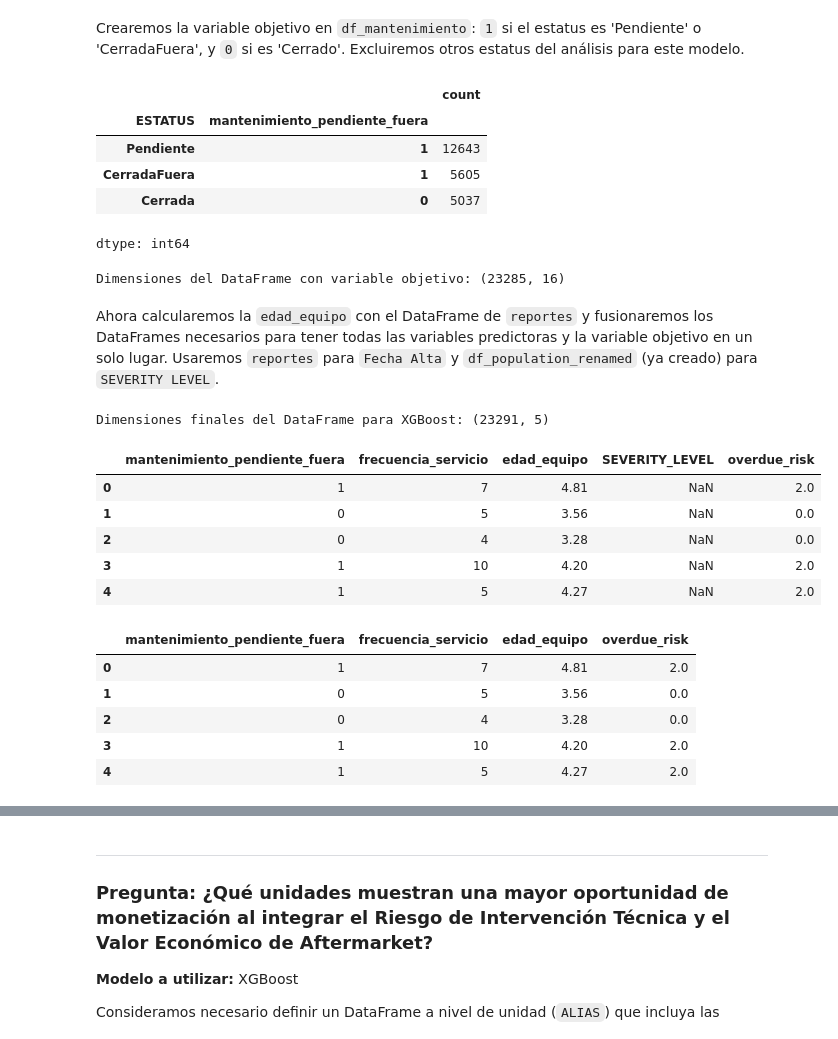
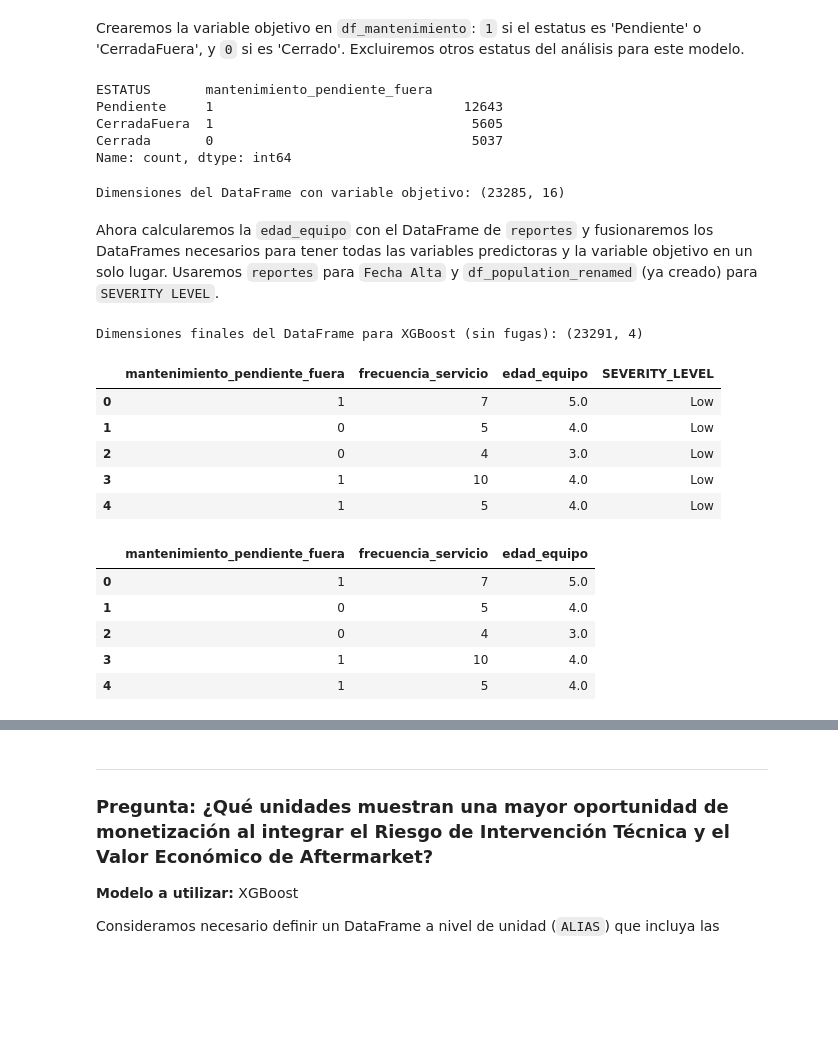
Before and after one commit to XimenaCantera/EMAX_CNHMX, a Jupyter notebook: notebooks/Evidencia_4.ipynb, the cells around one changed output, grey strips where cells are left out. Cells and saved outputs as stored; diff of their text form; code cells hidden in the pictures; blank space fills up the shorter version.

Commit message:
Actualizar requirements y Evidencia 4

```diff
--- a/notebooks/Evidencia_4.ipynb
+++ b/notebooks/Evidencia_4.ipynb
@@ -31,12 +78,13 @@ from sklearn.model_selection import train_test_split
 import xgboost as xgb
 from sklearn.metrics import roc_auc_score
 # %%
-distribuidores = pd.read_excel("Distribuidores_Todo.xlsx")
-horas = pd.read_excel("Horas 2024-2025.xlsx")
-ruteo = pd.read_excel("Indicadores de Ruteo.xlsx")
-mantenimientos = pd.read_excel("Mantenimientos 2024-2025.xlsx")
-population = pd.read_excel("PopulationView_2026.xlsx")
-reporte = pd.read_excel("Reporte_unidades_dia_anterior.xlsx", header=1)
+# Importar documentos
+distribuidores = pd.read_excel("../data/ArchivosOriginales/Distribuidores_Todo.xlsx")
+horas = pd.read_excel("../data/ArchivosOriginales/Horas 2024-2025.xlsx")
+ruteo = pd.read_excel("../data/ArchivosOriginales/Indicadores de Ruteo.xlsx")
+mantenimientos = pd.read_excel("../data/ArchivosOriginales/Mantenimientos 2024-2025.xlsx")
+population = pd.read_excel("../data/ArchivosOriginales/PopulationView_2026.xlsx")
+reporte = pd.read_excel("../data/ArchivosOriginales/Reporte_unidades_dia_anterior.xlsx", header=1)
 # %%
 distribuidores.columns
 # %% [output]
@@ -1135,50 +1240,48 @@ df_mantenimiento_xgb['mantenimiento_pendiente_fuera'] = df_mantenimiento_xgb['ma
 display(df_mantenimiento_xgb[['ESTATUS', 'mantenimiento_pendiente_fuera']].value_counts())
 print(f"Dimensiones del DataFrame con variable objetivo: {df_mantenimiento_xgb.shape}")
 # %% [output]
-|  |  | count |
-| ESTATUS | mantenimiento_pendiente_fuera |  |
-| Pendiente | 1 | 12643 |
-| CerradaFuera | 1 | 5605 |
-| Cerrada | 0 | 5037 |
-dtype: int64
+ESTATUS       mantenimiento_pendiente_fuera
+Pendiente     1                                12643
+CerradaFuera  1                                 5605
+Cerrada       0                                 5037
+Name: count, dtype: int64
 Dimensiones del DataFrame con variable objetivo: (23285, 16)
 # %% [markdown]
 Ahora calcularemos la `edad_equipo` con el DataFrame de `reportes` y fusionaremos los DataFrames necesarios para tener todas las variables predictoras y la variable objetivo en un solo lugar. Usaremos `reportes` para `Fecha Alta` y `df_population_renamed` (ya creado) para `SEVERITY LEVEL`.
 # %%
 # Calcular edad_equipo desde reporte
 df_unidades_xgb = reporte[['Alias', 'Fecha Alta']].copy()
 df_unidades_xgb.rename(columns={'Alias': 'ALIAS'}, inplace=True)
 
-# Convertir 'Fecha Alta' a datetime y calcular la edad en años
 df_unidades_xgb['Fecha Alta'] = pd.to_datetime(df_unidades_xgb['Fecha Alta'], errors='coerce')
-current_date = pd.to_datetime('today') # Usamos la fecha actual como referencia
-df_unidades_xgb['edad_equipo'] = ((current_date - df_unidades_xgb['Fecha Alta']).dt.days / 365.25).round(2)
-
+df_unidades_xgb['edad_equipo'] = (2026 - df_unidades_xgb['Fecha Alta'].dt.year).round(2)
 df_unidades_xgb.dropna(subset=['edad_equipo'], inplace=True)
 
 # Unir df_mantenimiento_xgb con frecuencia_servicio_df
 df_merged_xgb = pd.merge(df_mantenimiento_xgb, frecuencia_servicio_df, on='ALIAS', how='left')
-
-# Unir con df_unidades_xgb para 'edad_equipo'
 df_merged_xgb = pd.merge(df_merged_xgb, df_unidades_xgb[['ALIAS', 'edad_equipo']], on='ALIAS', how='left')
 
-# Fusionar con population_renamed para 'SEVERITY_LEVEL'
+# Imputar SEVERITY_LEVEL de population con la moda ('Low') para corregir valores faltantes antes del entrenamiento
 df_population_xgb = population.rename(columns={'VIN (17 CHARACTERS)': 'NO SERIE', 'SEVERITY LEVEL': 'SEVERITY_LEVEL'}).copy()
+df_population_xgb['SEVERITY_LEVEL'] = df_population_xgb['SEVERITY_LEVEL'].fillna('Low')
+
 df_merged_xgb = pd.merge(df_merged_xgb, df_population_xgb[['NO SERIE', 'SEVERITY_LEVEL']], on='NO SERIE', how='left')
+df_merged_xgb['SEVERITY_LEVEL'] = df_merged_xgb['SEVERITY_LEVEL'].fillna('Low')
 
-# Limpiar el DataFrame final para el modelo
-df_model_xgb = df_merged_xgb[['mantenimiento_pendiente_fuera', 'frecuencia_servicio', 'edad_equipo', 'SEVERITY_LEVEL', 'overdue_risk']].copy()
+# ELIMINACIÓN DE FUGA DE INFORMACIÓN:
+# Se remueve 'overdue_risk' de las características predictoras ya que proviene directamente del target y puede falsear la precisión del modelo.
+df_model_xgb = df_merged_xgb[['mantenimiento_pendiente_fuera', 'frecuencia_servicio', 'edad_equipo', 'SEVERITY_LEVEL']].copy()
 
-print(f"Dimensiones finales del DataFrame para XGBoost: {df_model_xgb.shape}")
+print(f"Dimensiones finales del DataFrame para XGBoost (sin fugas): {df_model_xgb.shape}")
 display(df_model_xgb.head())
 # %% [output]
-Dimensiones finales del DataFrame para XGBoost: (23291, 5)
+Dimensiones finales del DataFrame para XGBoost (sin fugas): (23291, 4)
-|  | mantenimiento_pendiente_fuera | frecuencia_servicio | edad_equipo | SEVERITY_LEVEL | overdue_risk |
-| 0 | 1 | 7 | 4.81 | NaN | 2.0 |
-| 1 | 0 | 5 | 3.56 | NaN | 0.0 |
-| 2 | 0 | 4 | 3.28 | NaN | 0.0 |
-| 3 | 1 | 10 | 4.20 | NaN | 2.0 |
-| 4 | 1 | 5 | 4.27 | NaN | 2.0 |
+|  | mantenimiento_pendiente_fuera | frecuencia_servicio | edad_equipo | SEVERITY_LEVEL |
+| 0 | 1 | 7 | 5.0 | Low |
+| 1 | 0 | 5 | 4.0 | Low |
+| 2 | 0 | 4 | 3.0 | Low |
+| 3 | 1 | 10 | 4.0 | Low |
+| 4 | 1 | 5 | 4.0 | Low |
 # %%
 # One-Hot Encoding para SEVERITY_LEVEL
 df_model_xgb = pd.get_dummies(df_model_xgb, columns=['SEVERITY_LEVEL'], drop_first=True)
@@ -1189,12 +1292,12 @@ display(df_model_xgb.head())
 X = df_model_xgb.drop('mantenimiento_pendiente_fuera', axis=1)
 y = df_model_xgb['mantenimiento_pendiente_fuera']
 # %% [output]
-|  | mantenimiento_pendiente_fuera | frecuencia_servicio | edad_equipo | overdue_risk |
-| 0 | 1 | 7 | 4.81 | 2.0 |
-| 1 | 0 | 5 | 3.56 | 0.0 |
-| 2 | 0 | 4 | 3.28 | 0.0 |
-| 3 | 1 | 10 | 4.20 | 2.0 |
-| 4 | 1 | 5 | 4.27 | 2.0 |
+|  | mantenimiento_pendiente_fuera | frecuencia_servicio | edad_equipo |
+| 0 | 1 | 7 | 5.0 |
+| 1 | 0 | 5 | 4.0 |
+| 2 | 0 | 4 | 3.0 |
+| 3 | 1 | 10 | 4.0 |
+| 4 | 1 | 5 | 4.0 |
 # %%
 
 # Dividir los datos en conjuntos de entrenamiento y prueba
```
Also changed, not shown: parts of 94 cells of this notebook, 1 other file.
